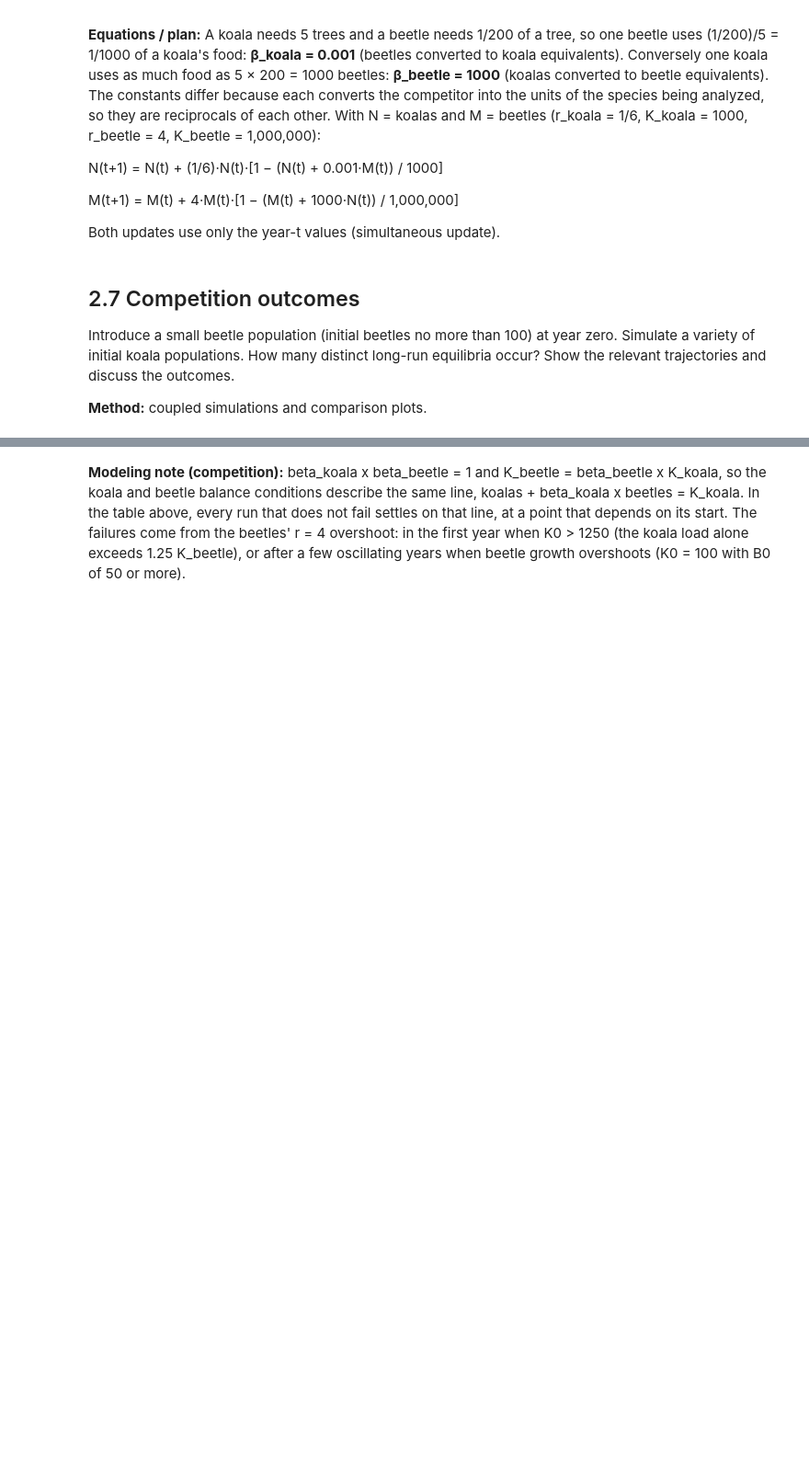
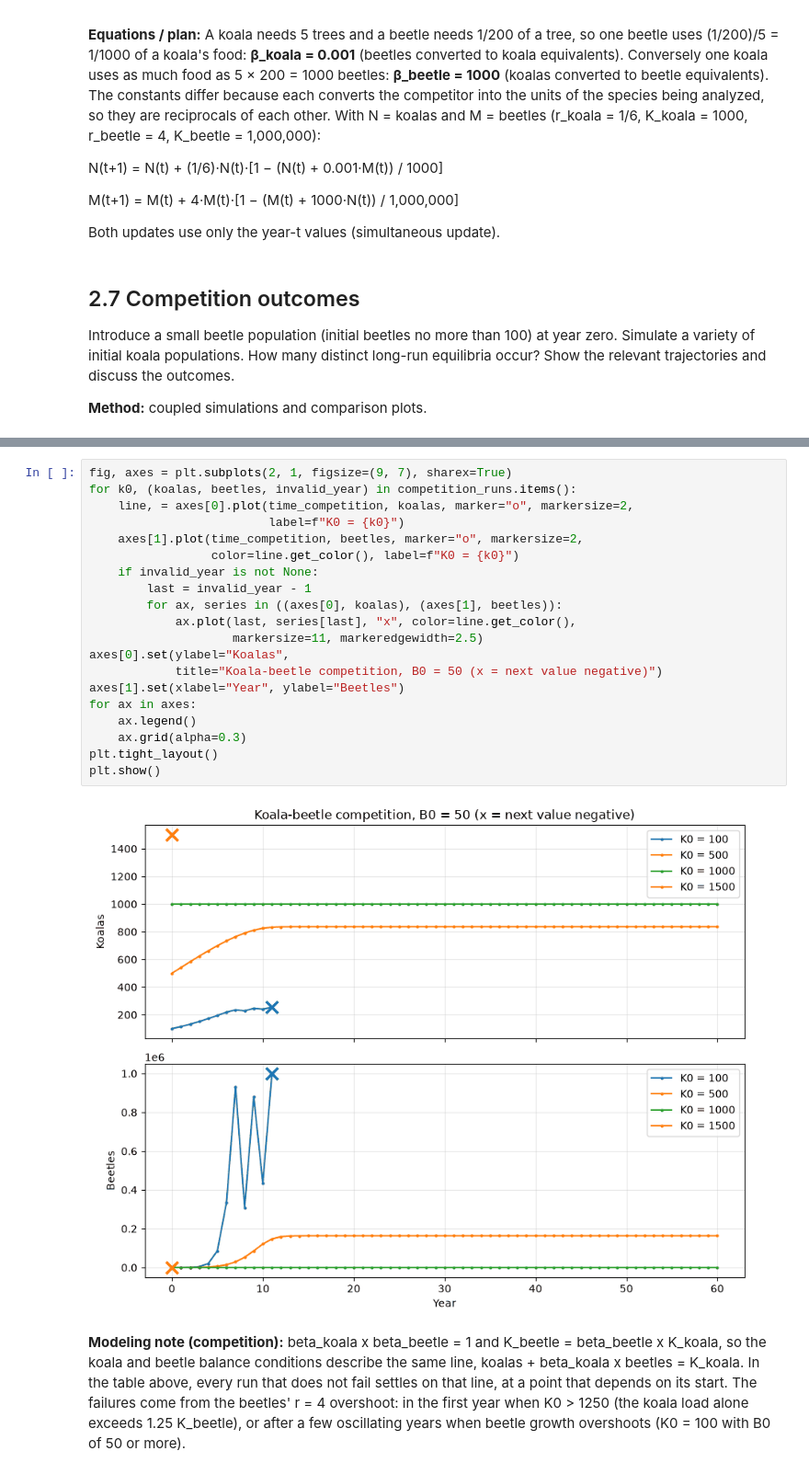
Before and after one commit to AaronScherf/ai-sandbox-master, a Jupyter notebook: ai-sandbox/academic-hub/academic_resources/env-science/labs/lab_4/lab_4_notebook.ipynb, the cells around one changed output, grey strips where cells are left out. Shown at 92% size. Cells and saved outputs as stored; diff of their text form; blank space fills up the shorter version.

```diff
--- a/ai-sandbox/academic-hub/academic_resources/env-science/labs/lab_4/lab_4_notebook.ipynb
+++ b/ai-sandbox/academic-hub/academic_resources/env-science/labs/lab_4/lab_4_notebook.ipynb
@@ -409,3 +411,25 @@ K0= 1500, B0=100: stops in year 1
+# %%
+fig, axes = plt.subplots(2, 1, figsize=(9, 7), sharex=True)
+for k0, (koalas, beetles, invalid_year) in competition_runs.items():
+    line, = axes[0].plot(time_competition, koalas, marker="o", markersize=2,
+                         label=f"K0 = {k0}")
+    axes[1].plot(time_competition, beetles, marker="o", markersize=2,
+                 color=line.get_color(), label=f"K0 = {k0}")
+    if invalid_year is not None:
+        last = invalid_year - 1
+        for ax, series in ((axes[0], koalas), (axes[1], beetles)):
+            ax.plot(last, series[last], "x", color=line.get_color(),
+                    markersize=11, markeredgewidth=2.5)
+axes[0].set(ylabel="Koalas",
+            title="Koala-beetle competition, B0 = 50 (x = next value negative)")
+axes[1].set(xlabel="Year", ylabel="Beetles")
+for ax in axes:
+    ax.legend()
+    ax.grid(alpha=0.3)
+plt.tight_layout()
+plt.show()
+# %% [output]
+[figure, added]
 # %% [markdown]
 **Modeling note (competition):** beta_koala x beta_beetle = 1 and K_beetle = beta_beetle x K_koala, so the koala and beetle balance conditions describe the same line, koalas + beta_koala x beetles = K_koala. In the table above, every run that does not fail settles on that line, at a point that depends on its start. The failures come from the beetles' r = 4 overshoot: in the first year when K0 > 1250 (the koala load alone exceeds 1.25 K_beetle), or after a few oscillating years when beetle growth overshoots (K0 = 100 with B0 of 50 or more).
 # %% [markdown]
```
Also changed, not shown: parts of 44 cells of this notebook.
